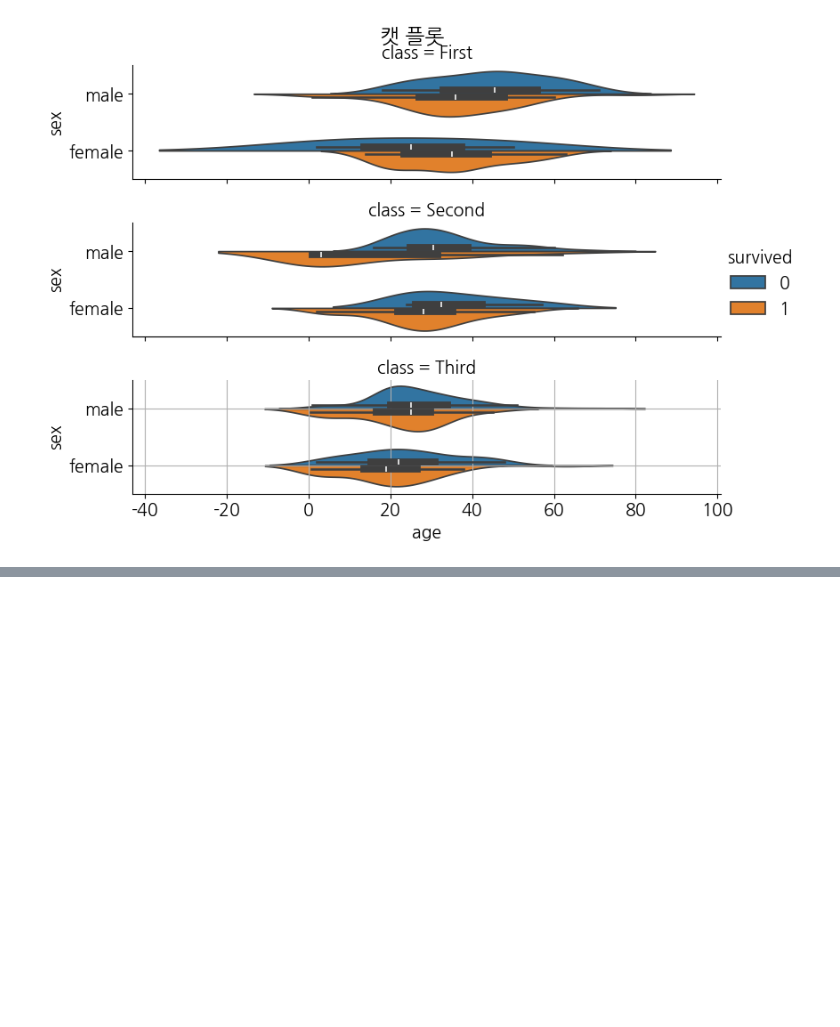
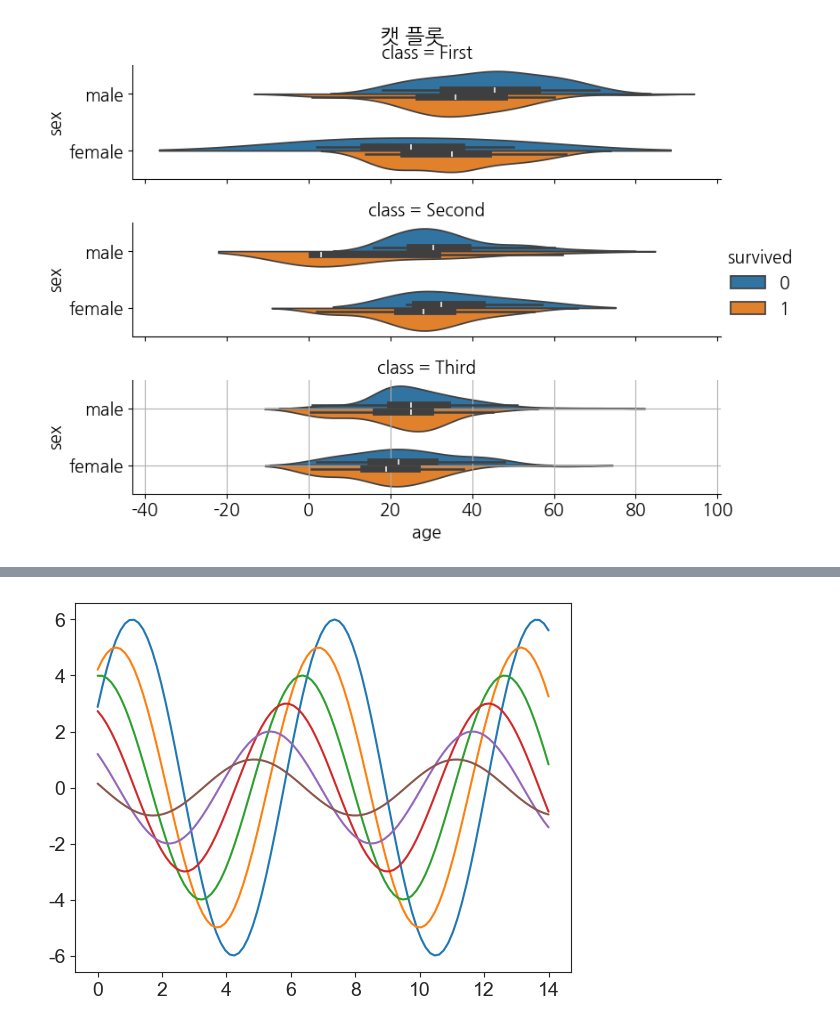
Before and after one commit to devKMC/python, a Jupyter notebook: matplotlib_visualize_data/matplotlib_example.ipynb, the cells around one changed output, grey strips where cells are left out. Cells and saved outputs as stored; diff of their text form; code cells hidden in the pictures; blank space fills up the shorter version.

```diff
--- a/matplotlib_visualize_data/matplotlib_example.ipynb
+++ b/matplotlib_visualize_data/matplotlib_example.ipynb
@@ -307,0 +334,12 @@ plt.show()
+# %%
+def sinplot(flip=1):
+    x = np.linspace(0,14,100)
+    for number in range (1,7):
+        plt.plot (x, np.sin(x + number * 0.5) * (7 - number) * flip)
+
+plt.show()
+# %%
+seaborn.set_style('ticks')
+sinplot()
+# %% [output]
+[figure, added]
```
Also changed, not shown: parts of 7 cells of this notebook, 1 other file.
